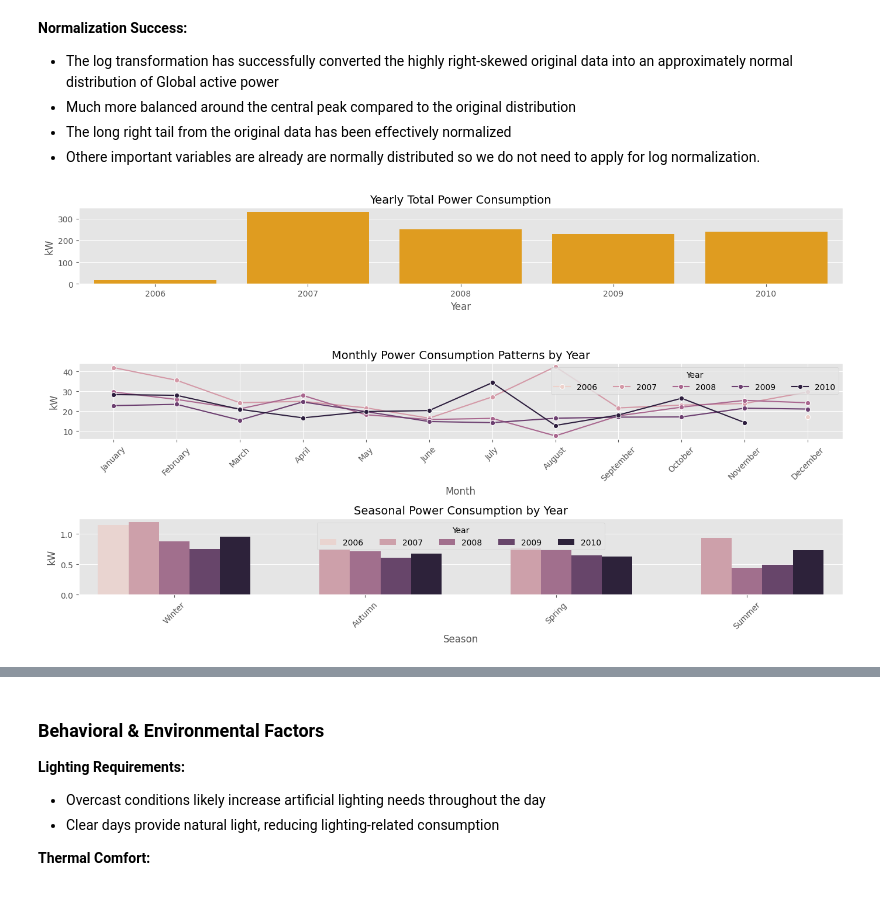
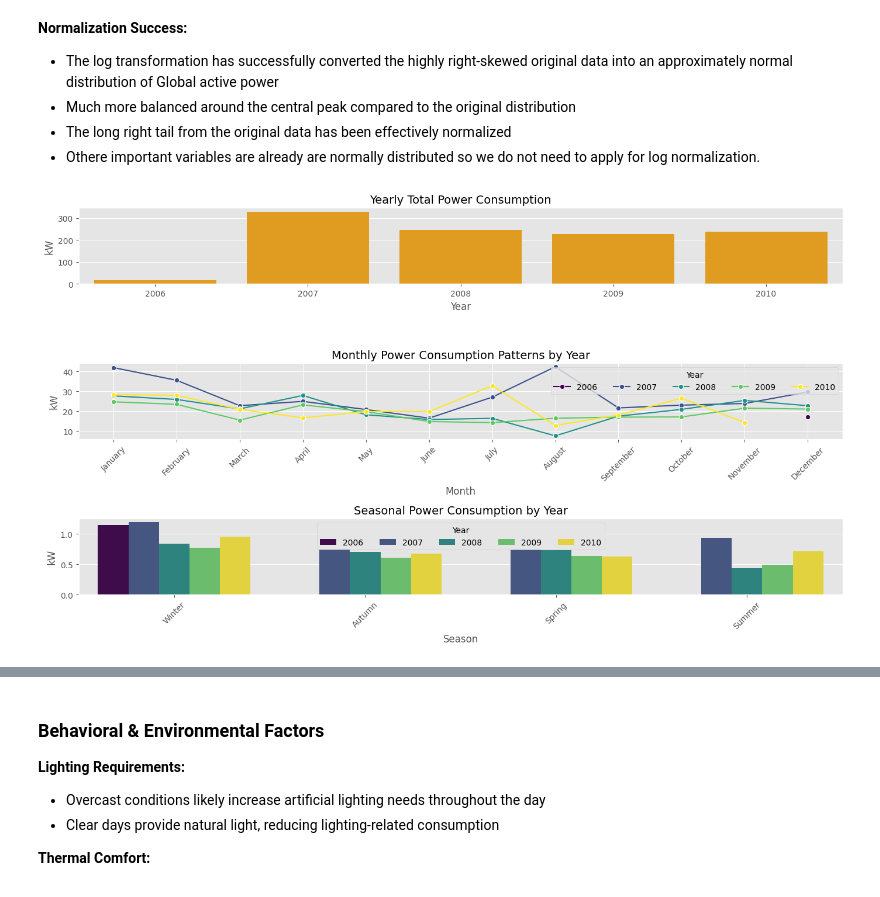
Before and after one commit to bhusalgokarna/Ds_FinalProject, a Jupyter notebook: models/ts_eda.ipynb, the cells around one changed output, grey strips where cells are left out. Cells and saved outputs as stored; diff of their text form; code cells hidden in the pictures.

```diff
--- a/models/ts_eda.ipynb
+++ b/models/ts_eda.ipynb
@@ -133,17 +143,17 @@ df['sub_metering_total'] = df['Sub_metering_1'] + df['Sub_metering_2'] + df['Sub
 # Step 3: Calculate unmetered power
 df['sub_metering_other'] = df['GAP_wh'] - df['sub_metering_total']
 
-df['Monthly']=df.groupby(df['month'])['GAP_wh'].transform('mean')
+df['Monthly']=df.groupby(df['Month'])['GAP_wh'].transform('mean')
 
 # plot monthly average for global active power and sub metering using plotly and seaborn
 def plot_monthly_average(df):
     # Group by 'month' and calculate mean for all relevant columns
-    monthly_avg = df.groupby('month')[['Sub_metering_1', 'Sub_metering_2', 'Sub_metering_3', 'sub_metering_other']].mean().reset_index()
-    monthly_avg['month'] = monthly_avg['month'].apply(lambda x: calendar.month_name[x])
+    monthly_avg = df.groupby('Month')[['Sub_metering_1', 'Sub_metering_2', 'Sub_metering_3', 'sub_metering_other']].mean().reset_index()
+    monthly_avg['Month'] = monthly_avg['Month'].apply(lambda x: calendar.month_name[x])
 
     fig = px.bar(
         monthly_avg,
-        x='month',
+        x='Month',
         y=[ 'Sub_metering_1', 'Sub_metering_2', 'Sub_metering_3', 'sub_metering_other'],
         title='Monthly Average Global Active Power and Sub Metering',
         labels={'value': 'Average (Wh)', 'variable': 'Type'},
@@ -293,0 +209,19 @@ plt.show()
+# %%
+### === Check for Outliers ===
+ts_Gap = df['Global_active_power']
+outlier = OutlaierDetector()
+outliers = outlier.detect_outliers(
+	series=ts_Gap, method='rolling', window=14, threshold=3
+)
+outlier.plot_outliers(ts_Gap, outliers)
+
+print("Number of outliers detected:", outliers.sum())
+# Remove outliers from the time series
+cleaned_ts = outlier.handle_outliers(series=ts_Gap, outliers=outliers)
+# 4. Compare results
+plt.figure(figsize=(14, 6))
+plt.plot(ts_Gap, label='Original', alpha=0.5)
+plt.plot(cleaned_ts, label='Cleaned', color='red')
+plt.title('Outlier Treatment Comparison')
+plt.legend()
+plt.show()
@@ -335,42 +273,42 @@ import calendar
 fig, ax = plt.subplots(3, 1, figsize=(14, 8))
 
 # Yearly trend
-yearly_avg = df.groupby('year')['Global_active_power'].sum()
+yearly_avg = df.groupby('Year')['Global_active_power'].sum()
 sns.barplot(x=yearly_avg.index, y=yearly_avg.values, ax=ax[0], color='orange')
 ax[0].set_title('Yearly Total Power Consumption', fontsize=14)
 ax[0].set_ylabel('kW')
 ax[0].set_xlabel('Year')
 
 # Monthly patterns for each year (separate lines for each year)
-df['MonthName'] = df['month'].apply(lambda x: calendar.month_name[x])
-df['Month'] = df['month']
-df['Year'] = df['year']
+df['MonthName'] = df['Month'].apply(lambda x: calendar.month_name[x])
+df['Month'] = df['Month']
+df['Year'] = df['Year']
 
 monthly_avg = df.groupby(['Year', 'MonthName', 'Month'])['Global_active_power'].sum().reset_index()
 monthly_avg['MonthName'] = pd.Categorical(monthly_avg['MonthName'], categories=list(calendar.month_name)[1:], ordered=True)
 
-sns.lineplot(x='MonthName', y='Global_active_power', hue='Year', data=monthly_avg, marker='o', ax=ax[1])
+sns.lineplot(x='MonthName', y='Global_active_power', hue='Year', data=monthly_avg, marker='o', ax=ax[1], palette='viridis')
 ax[1].set_title('Monthly Power Consumption Patterns by Year', fontsize=14)
 ax[1].set_ylabel('kW')
 ax[1].set_xlabel('Month')
 ax[1].tick_params(axis='x', rotation=45)
 ax[1].legend(title='Year', loc='upper right', ncol=5)
 fig.tight_layout()
 
 # Seasonal decomposition (separate bars for each year)
-df['season'] = df['month'].apply(lambda x: 'Winter' if x in [12, 1, 2] else
+df['Season'] = df['Month'].apply(lambda x: 'Winter' if x in [12, 1, 2] else
                                   'Spring' if x in [3, 4, 5] else
                                     'Summer' if x in [6, 7, 8] else
                                         'Autumn')
-seasonal_avg = df.groupby(['Year', 'season'])['Global_active_power'].mean().reset_index()
+seasonal_avg = df.groupby(['Year', 'Season'])['Global_active_power'].mean().reset_index()
 
-sns.barplot(x='season', y='Global_active_power', hue='Year', data=seasonal_avg, ax=ax[2])
+sns.barplot(x='Season', y='Global_active_power', hue='Year', data=seasonal_avg, ax=ax[2], palette='viridis')
 ax[2].set_title('Seasonal Power Consumption by Year', fontsize=14)
 ax[2].set_ylabel('kW')
 ax[2].set_xlabel('Season')
 ax[2].tick_params(axis='x', rotation=45)
 ax[2].legend(title='Year', loc='upper center', ncol=5,)
 fig.tight_layout()
 plt.show()
 # %% [output]
-[figure, old version]
+[figure, new version]
```
Also changed, not shown: parts of 21 cells of this notebook, 12 other files.
